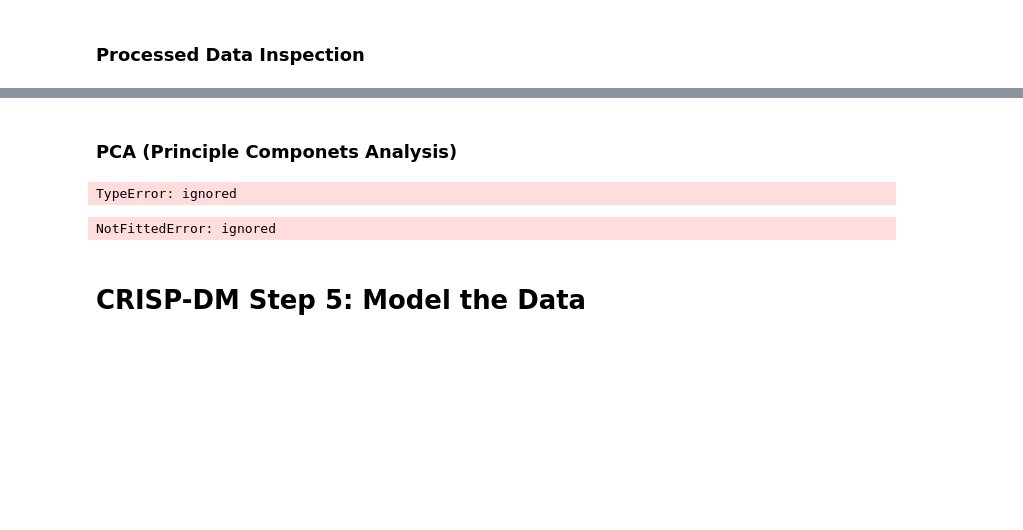
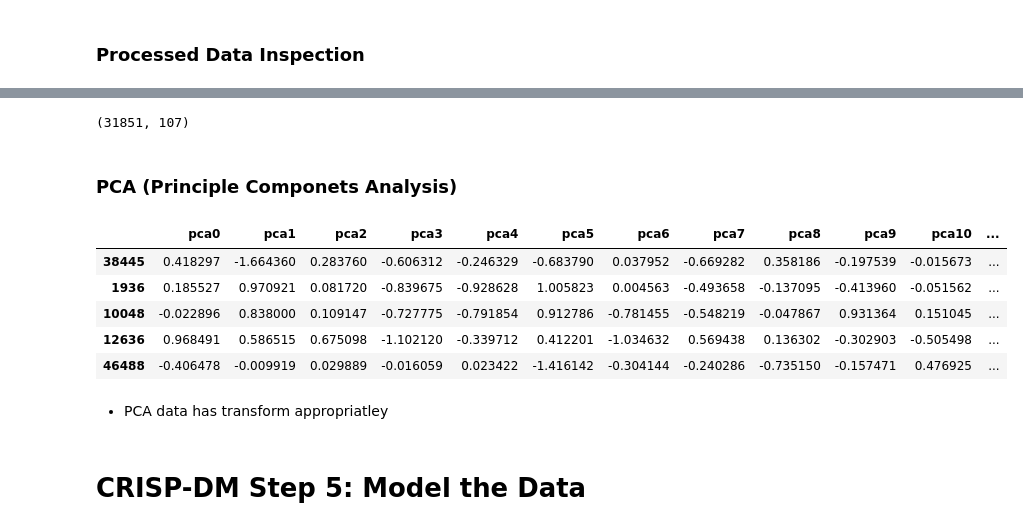
Before and after one commit to GabrielleYa/Project_2_Adult_Income, a Jupyter notebook: Adult_Income_.ipynb, the cells around one changed output, grey strips where cells are left out. Drawn from its saved outputs; the diff is of its cells as text; code cells hidden in the pictures; blank space fills up the shorter version.

```diff
--- a/Adult_Income_.ipynb
+++ b/Adult_Income_.ipynb
@@ -587,9 +601,14 @@ OneHotEncoder Columns: Index(['workclass', 'education', 'marital-status', 'occup
 ## **Preprocessor**
 # %%
 # Transforming the dataset
-X_train_processed_ml = ColumnTransformer([num_tuple, ohe_tuple],
+preprocessor = ColumnTransformer([num_tuple, ohe_tuple],
                                          verbose_feature_names_out=False)
-X_test_processed_ml = ColumnTransformer([num_tuple, ohe_tuple],
-                                        verbose_feature_names_out=False)
+# %%
+# Fitting on to train data
+preprocessor.fit(X_train)
+
+# Transforming the data
+X_train_processed_df = preprocessor.transform(X_train)
+X_test_processed_df = preprocessor.transform(X_test)
 # %% [markdown]
 ### **Processed Data Inspection**
@@ -596,17 +626,33 @@ X_test_processed_ml = ColumnTransformer([num_tuple, ohe_tuple],
+# %%
+# Displaying the shape of the processed data
+X_train_processed_df.shape
+# %% [output]
+(31851, 107)
 # %% [markdown]
 ### **PCA (Principle Componets Analysis)**
 # %%
 # Instantiating, fitting and transforming the data using PCA
 pca = PCA(n_components= 13)
-X_train_processed_pca_ml = pca.fit_transform(X_train_processed_ml)
-# %% [output]
-TypeError: ignored
+# %%
+# Fitting train data on to PCA
+pca.fit(X_train_processed_df)
+
+# Transforming the data
+X_train_processed_df_pca = pca.transform(X_train_processed_df)
+X_test_processed_df_pca = pca.transform(X_test_processed_df)
 # %%
-# Inspecting the first 5 rows of the now transform pca dataset
-X_train_processed_pca_ml= pca.transform(X_train_processed_ml)
-X_test_processed_pca_ml = pca.transform(X_test_processed_ml)
+# Inspecting the transformed pca data
+# Displaying the first 5 rows of the dataset
+X_train_processed_df_pca.head()
 # %% [output]
-NotFittedError: ignored
+|  | pca0 | pca1 | pca2 | pca3 | pca4 | pca5 | pca6 | pca7 | pca8 | pca9 | pca10 | ... |
+| 38445 | 0.418297 | -1.664360 | 0.283760 | -0.606312 | -0.246329 | -0.683790 | 0.037952 | -0.669282 | 0.358186 | -0.197539 | -0.015673 | ... |
+| 1936 | 0.185527 | 0.970921 | 0.081720 | -0.839675 | -0.928628 | 1.005823 | 0.004563 | -0.493658 | -0.137095 | -0.413960 | -0.051562 | ... |
+| 10048 | -0.022896 | 0.838000 | 0.109147 | -0.727775 | -0.791854 | 0.912786 | -0.781455 | -0.548219 | -0.047867 | 0.931364 | 0.151045 | ... |
+| 12636 | 0.968491 | 0.586515 | 0.675098 | -1.102120 | -0.339712 | 0.412201 | -1.034632 | 0.569438 | 0.136302 | -0.302903 | -0.505498 | ... |
+| 46488 | -0.406478 | -0.009919 | 0.029889 | -0.016059 | 0.023422 | -1.416142 | -0.304144 | -0.240286 | -0.735150 | -0.157471 | 0.476925 | ... |
+# %% [markdown]
+- PCA data has transform appropriatley
 # %% [markdown]
 # **CRISP-DM Step 5: Model the Data**
 # %% [markdown]
```
Also changed, not shown: parts of 40 cells of this notebook.
